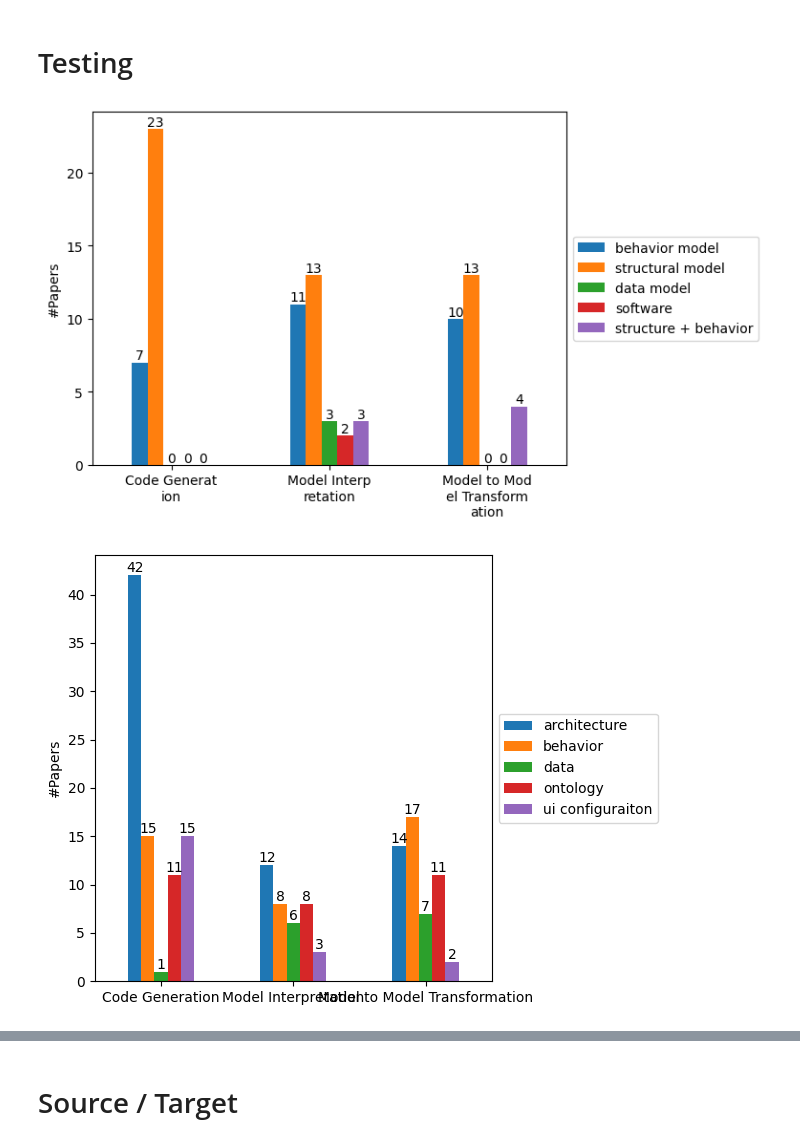
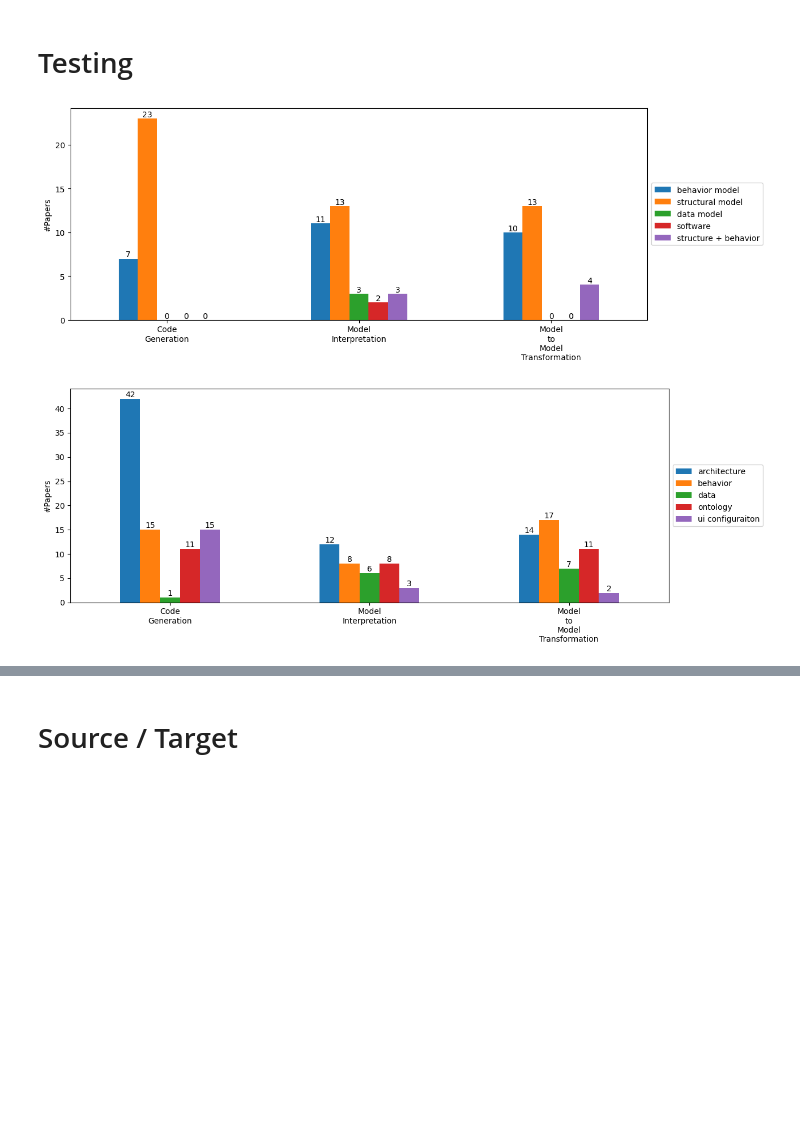
Before and after one commit to cdl-mint/mde4dts, a Jupyter notebook: visualizations_Jingxi_2.ipynb, the cells around one changed output, grey strips where cells are left out. Saved outputs shown, nothing was run; the diff lists cells and outputs as text; code cells hidden in the pictures; blank space fills up the shorter version.

```diff
--- a/visualizations_Jingxi_2.ipynb
+++ b/visualizations_Jingxi_2.ipynb
@@ -352,7 +359,7 @@ for text in domains_techniques['value']:
         if len(text) > 15:
             domains_techniques['value'] = domains_techniques['value'].replace(text, re.sub("(.{15})", "\\1\n", text, 0, re.DOTALL))
 ax = domains_techniques.groupby(['value','technique']).size().unstack().plot(kind='bar', stacked=False, ax=axes,
-                                                                             ylabel="#Papers",  xlabel="")#title="Distribution of MDE techniques amongst domains",
+                                                                             ylabel="#MDE applications",  xlabel="")#title="Distribution of MDE techniques amongst domains",
 label_pre = 0
 for container in ax.containers:
     ax.bar_label(container)
@@ -364,7 +371,7 @@ fig, axes = plt.subplots()
 
 twinning_target_techniques = twinning_target_techniques.groupby(['value','technique']).filter(lambda x : len(x) > 1)
 ax = twinning_target_techniques.groupby(['value','technique']).size().unstack().plot(kind='bar', stacked=False, ax=axes,rot= 0,
-                                                                                     ylabel="#Papers",  xlabel="")#title="Distribution of MDE techniques amongst domains",
+                                                                                     ylabel="#MDE applications",  xlabel="")#title="Distribution of MDE techniques amongst domains",
 for container in ax.containers:
     ax.bar_label(container)
 plt.tight_layout()
@@ -375,7 +382,7 @@ plt.savefig(destination_folder+"TT_MDE_barchart.jpg")
 fig, axes = plt.subplots()
 system_lcp_techniques = system_lcp_techniques.groupby(['value','technique']).filter(lambda x : len(x) > 1)
 ax = system_lcp_techniques.groupby(['value','technique']).size().unstack().plot(kind='bar', stacked=False, ax=axes,rot= 0,
-                                                                                     ylabel="#Papers",  xlabel="")#title="Distribution of MDE techniques for system life cycle pahses",
+                                                                                     ylabel="#MDE applications",  xlabel="")#title="Distribution of MDE techniques for system life cycle pahses",
 for container in ax.containers:
     ax.bar_label(container)
 plt.tight_layout()
@@ -401,7 +408,7 @@ for x in twin_lcp_techniques['value']:
 twin_lcp_techniques = twin_lcp_techniques.drop(indexlist)
 
 ax = twin_lcp_techniques.groupby(['value','technique']).size().unstack().plot(kind='bar', stacked=False, ax=axes,rot= 0,
-                                                                                     ylabel="#Papers",  xlabel="")#title="Distribution of MDE techniques for twin life cycle phases",
+                                                                                     ylabel="#MDE applications",  xlabel="")#title="Distribution of MDE techniques for twin life cycle phases",
 for container in ax.containers:
     ax.bar_label(container)
 plt.tight_layout()
@@ -412,7 +419,7 @@ plt.savefig(destination_folder+"TLCP_MDE_barchart.jpg")
 fig, axes = plt.subplots()
 trl_techniques = trl_techniques.groupby(['value','technique']).filter(lambda x : len(x) > 1)
 ax = trl_techniques.groupby(['value','technique']).size().unstack().plot(kind='bar', stacked=False, ax=axes,rot= 0,
-                                                                         ylabel="#Papers", xlabel="")# title="Distribution of MDE techniques amongst domains",
+                                                                         ylabel="#MDE applications", xlabel="")# title="Distribution of MDE techniques amongst domains",
 for container in ax.containers:
     ax.bar_label(container)
 plt.tight_layout()
@@ -521,7 +528,7 @@ for text in domain_trl['value']:
             #text = re.sub("(.{13})", "\\1\n", text, 0, re.DOTALL)
 
 ax = domain_trl.groupby(['value','trl']).size().unstack().plot(kind='bar', stacked=False, ax=axes,
-                                                                             ylabel="#Papers",  xlabel="")#title="TRL per domain",
+                                                                             ylabel="#Applications in TRL",  xlabel="")#title="TRL per domain",
 label_pre = 0
 dtrlList = domain_trl['value'].unique().tolist()
 #dtrlList = dtrlList.sort()
@@ -536,7 +543,7 @@ fig, axes = plt.subplots()
 
 modlang_trl = modlang_trl#.groupby(['value','trl']).filter(lambda x : len(x) > 1)
 ax = modlang_trl.groupby(['value','trl']).size().unstack().plot(kind='bar', stacked=False, ax=axes,rot= 0,
-                                                                                     ylabel="#Papers",  xlabel="")#title="TRL per modelling language",
+                                                                                     ylabel="#Applications in TRL",  xlabel="")#title="TRL per modelling language",
 for container in ax.containers:
     ax.bar_label(container)
 plt.tight_layout()
@@ -553,7 +560,7 @@ for text in mde_trl['value']:
             mde_trl['value'] = mde_trl['value'].replace(text, re.sub("(.{15})", "\\1\n", text, 0, re.DOTALL))
 
 ax = mde_trl.groupby(['value','trl']).size().unstack().plot(kind='bar', stacked=False, ax=axes,
-                                                                                     ylabel="#Papers",  xlabel="")#title="TRL per MDE technique",
+                                                                                     ylabel="#Applications in TRL",  xlabel="")#title="TRL per MDE technique",
 for container in ax.containers:
     ax.bar_label(container)
 plt.tight_layout()
@@ -578,7 +585,7 @@ for x in tlcp_trl['value']:
     index += 1
 tlcp_trl = tlcp_trl.drop(indexlist)
 ax = tlcp_trl.groupby(['value','trl']).size().unstack().plot(kind='bar', stacked=False, ax=axes,rot= 0,
-                                                                                     ylabel="#Papers",  xlabel="")#title="TRL per DT LCP",
+                                                                                     ylabel="#Applications in TRL",  xlabel="")#title="TRL per DT LCP",
 for container in ax.containers:
     ax.bar_label(container)
 plt.tight_layout()
@@ -589,7 +596,7 @@ plt.savefig(destination_folder+"TLCP_TRL_barchart.jpg")
 fig, axes = plt.subplots()
 slcp_trl = slcp_trl.groupby(['value','trl']).filter(lambda x : len(x) > 2)
 ax = slcp_trl.groupby(['value','trl']).size().unstack().plot(kind='bar', stacked=False, ax=axes,rot= 0,
-                                                                         ylabel="#Papers",  xlabel="")#title="TRL per S LCP",
+                                                                         ylabel="#Applications in TRL",  xlabel="")#title="TRL per S LCP",
 #plt.title('# Distribution of MDE techniques amongst domains')
 for container in ax.containers:
     ax.bar_label(container)
@@ -757,57 +765,60 @@ for title, contents in data_semistr.items():
         continue
 
 fig, axes = plt.subplots()
-
+fig.set_figwidth(figwidth)
 
 source_type = source_type#.groupby(['value','Publication Year']).filter(lambda x : len(x) > 1)
 
-for text in source_type['model processing technique']:
-    if text is not None:
-        if len(text) > 12:
-            source_type['model processing technique'] = source_type['model processing technique'].replace(text, re.sub("(.{12})", "\\1\n", text, 0, re.DOTALL))
+#for text in source_type['model processing technique']:
+#    if text is not None:
+#        if len(text) > 12:
+#            source_type['model processing technique'] = source_type['model processing technique'].replace(text, re.sub("(.{12})", "\\1\n", text, 0, re.DOTALL))
+source_type['model processing technique'].replace(' ', '\n', regex=True, inplace=True)
 ax = source_type.groupby(['model processing technique','value']).size().unstack().plot(kind='bar', stacked=False, ax=axes, rot= 0,
                                                                              ylabel="#Papers",  xlabel="")#title="Distribution of MDE techniques over the years",
 ax.legend(loc='center left',bbox_to_anchor=(1.0, 0.5))
 #plt.title('Distribution of MDE techniques over the years')
 label_pre = 0
 for container in ax.containers:
     ax.bar_label(container)
 
 
 fig, axes = plt.subplots()
-lang_type = lang_type.groupby(['model processing technique','value'])
+fig.set_figwidth(figwidth)
+lang_type = lang_type
 lang_type = lang_type#.filter(lambda x : len(x) > 1).groupby(['value','Publication Year'])
-for text in lang_type['model processing technique']:
-    if text is not None:
-        if len(text) > 14:
-            lang_type['model processing technique'] = lang_type['model processing technique'].replace(text, re.sub("(.{14})", "\\1\n", text, 0, re.DOTALL))
-
-ax = lang_type.size().unstack().plot(kind='bar', stacked=False, ax=axes, rot= 0,
+#for text in lang_type['model processing technique']:
+#    if text is not None:
+#        if len(text) > 14:
+#            lang_type['model processing technique'] = lang_type['model processing technique'].replace(text, re.sub("(.{14})", "\\1\n", text, 0, re.DOTALL))
+lang_type['model processing technique'].replace(' ', '\n', regex=True, inplace=True)
+ax = lang_type.groupby(['model processing technique','value']).size().unstack().plot(kind='bar', stacked=False, ax=axes, rot= 0,
                                                                          ylabel="#Papers",  xlabel="")#title="Distribution of MDE techniques amongst domains",
 ax.legend(loc='center left',bbox_to_anchor=(1.0, 0.5))
 for container in ax.containers:
     ax.bar_label(container)
 #plt.title('Distribution of modelling languages over the years')
 plt.tight_layout()
 plt.savefig(destination_folder+"source And MDE technique.jpg")
 
 
 
 fig, axes = plt.subplots()
+fig.set_figwidth(figwidth)
 target_type = target_type#.groupby(['value','Publication Year']).filter(lambda x : len(x) > 1)
-for text in target_type['model processing technique']:
-    if text is not None:
-        if len(text) > 14:
-            target_type['model processing technique'] = target_type['model processing technique'].replace(text, re.sub("(.{14})", "\\1\n", text, 0, re.DOTALL))
-
+#for text in target_type['model processing technique']:
+#    if text is not None:
+#        if len(text) > 14:
+#            target_type['model processing technique'] = target_type['model processing technique'].replace(text, re.sub("(.{14})", "\\1\n", text, 0, re.DOTALL))
+target_type['model processing technique'].replace(' ', '\n', regex=True, inplace=True)
 ax = target_type.groupby(['model processing technique','value']).size().unstack().plot(kind='bar', stacked=False, ax=axes,rot= 0,
                                                                                      ylabel="#Papers",  xlabel="")#title="Distribution of model types over the years",
 ax.legend(loc='center left',bbox_to_anchor=(1.0, 0.5))
 for container in ax.containers:
     ax.bar_label(container)
 #plt.title('Distribution of model types over the years')
 plt.tight_layout()
 plt.savefig(destination_folder+"target And MDE technique.jpg")
 # %% [output]
-[figure, old version]
+[figure, new version]
-[figure, old version]
+[figure, new version]
```
Also changed, not shown: parts of 10 cells of this notebook, 22 other files.
